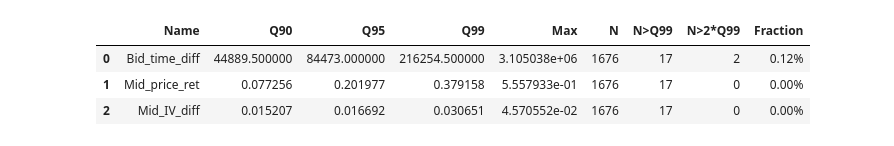
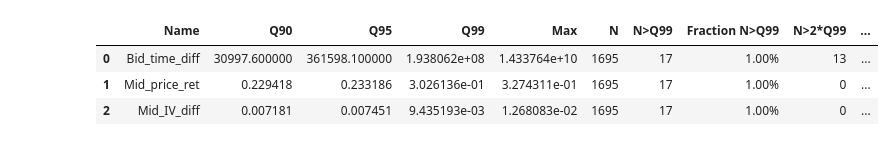
Before and after one commit to eugene195/HPVol, a Jupyter notebook: Data_plots.ipynb, the cells around one changed output. Cells and saved outputs as stored; diff of their text form; code cells hidden in the pictures.

Commit message:
adds otm analysis

```diff
--- a/Data_plots.ipynb
+++ b/Data_plots.ipynb
@@ -48,0 +21,2 @@ ticks_atm_log_mon
+# %%
+raw_dataset_name = "ticks_50dc_sp100"
@@ -49,11 +69,11 @@ ticks_atm_log_mon
 # %%
-tick_diff_atm = calc_ts_diff(ticks_atm_log_mon, keys=['Mid_price', 'Bid_time', 'Mid_IV'])
-tick_diff_atm["Mid_price_ret"] = np.log1p(ticks_atm_log_mon["Mid_price"].pct_change())
-tick_diff_atm["Mid_IV_diff_sign"] = np.sign(tick_diff_atm["Mid_IV_diff"])
+raw_ticks_diff = calc_ts_diff(raw_ticks, keys=['Mid_price', 'Bid_time', 'Mid_IV'])
+raw_ticks_diff["Mid_price_ret"] = np.log1p(raw_ticks["Mid_price"].pct_change())
+raw_ticks_diff["Mid_IV_diff_sign"] = np.sign(raw_ticks_diff["Mid_IV_diff"])
 
 
 
-tick_diff_atm.head(1)
+raw_ticks_diff.head(1)
 # %% [output]
 A value is trying to be set on a copy of a slice from a DataFrame.
 Try using .loc[row_indexer,col_indexer] = value instead
@@ -118,23 +139,26 @@ show_ts_df(tick_diff_atm)
 def quantile_analysis(data, columns):
     rows = []
     for col in columns:
-        duration_Q99 = np.quantile(data[col], 0.99)
-        duration_Q95 = np.quantile(data[col], 0.95)
-        duration_Q90 = np.quantile(data[col], 0.90)
-        duration_MAX = max(data[col])
-        duration_N = len(data[col])
-        duration_N_gt_2_Q99 = len(data[col][data[col] > 2*duration_Q99])
-        duration_N_gt_Q99 = len(data[col][data[col] > duration_Q99])
-        duration_frac = "{:.2f}%".format((duration_N_gt_2_Q99 / duration_N) * 100)
-        rows.append([col, duration_Q90, duration_Q95, duration_Q99, duration_MAX, duration_N, duration_N_gt_Q99, duration_N_gt_2_Q99, duration_frac])
+        data_ = abs(data[col])
+        duration_Q99 = np.quantile(data_, 0.99)
+        duration_Q95 = np.quantile(data_, 0.95)
+        duration_Q90 = np.quantile(data_, 0.90)
+        duration_MAX = max(data_)
+        duration_N = len(data_)
+        duration_N_gt_2_Q99 = len(data_[data_ > 2*duration_Q99])
+        duration_N_gt_Q99 = len(data_[data_ > duration_Q99])
+        duration_frac_N_gt_2_Q99 = "{:.2f}%".format((duration_N_gt_2_Q99 / duration_N) * 100)
+        duration_frac_N_gt_Q99 = "{:.2f}%".format((duration_N_gt_Q99 / duration_N) * 100)
+        rows.append([col, duration_Q90, duration_Q95, duration_Q99, duration_MAX, duration_N, duration_N_gt_Q99, duration_frac_N_gt_Q99,
+                                                                                              duration_N_gt_2_Q99, duration_frac_N_gt_2_Q99])
     return pd.DataFrame(
         rows,
-        columns=["Name", "Q90", "Q95", "Q99", "Max", "N", "N>Q99", "N>2*Q99", "Fraction"]
+        columns=["Name", "Q90", "Q95", "Q99", "Max", "N", "N>Q99", "Fraction N>Q99", "N>2*Q99", "Fraction N>2*Q99"]
     )
 # %%
-quantile_analysis(tick_diff_atm, ["Bid_time_diff", "Mid_price_ret", "Mid_IV_diff"])
+quantile_analysis(raw_ticks_diff, ["Bid_time_diff", "Mid_price_ret", "Mid_IV_diff"])
 # %% [output]
-|  | Name | Q90 | Q95 | Q99 | Max | N | N>Q99 | N>2*Q99 | Fraction |
-| 0 | Bid_time_diff | 44889.500000 | 84473.000000 | 216254.500000 | 3.105038e+06 | 1676 | 17 | 2 | 0.12% |
-| 1 | Mid_price_ret | 0.077256 | 0.201977 | 0.379158 | 5.557933e-01 | 1676 | 17 | 0 | 0.00% |
-| 2 | Mid_IV_diff | 0.015207 | 0.016692 | 0.030651 | 4.570552e-02 | 1676 | 17 | 0 | 0.00% |
+|  | Name | Q90 | Q95 | Q99 | Max | N | N>Q99 | Fraction N>Q99 | N>2*Q99 | ... |
+| 0 | Bid_time_diff | 30997.600000 | 361598.100000 | 1.938062e+08 | 1.433764e+10 | 1695 | 17 | 1.00% | 13 | ... |
+| 1 | Mid_price_ret | 0.229418 | 0.233186 | 3.026136e-01 | 3.274311e-01 | 1695 | 17 | 1.00% | 0 | ... |
+| 2 | Mid_IV_diff | 0.007181 | 0.007451 | 9.435193e-03 | 1.268083e-02 | 1695 | 17 | 1.00% | 0 | ... |
```
Also changed, not shown: parts of 43 cells of this notebook, 1 other file.
